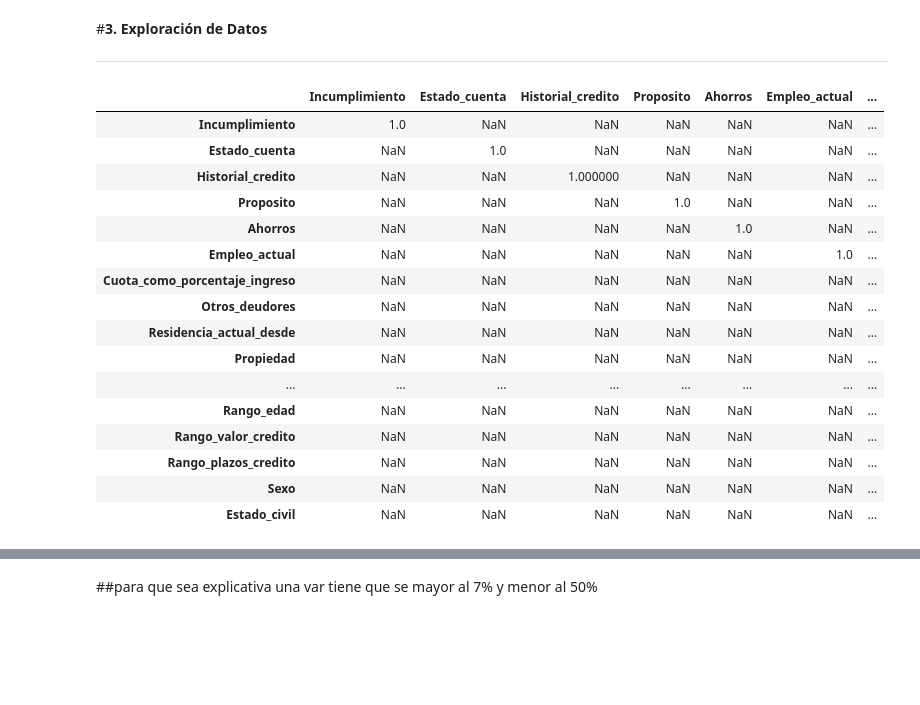
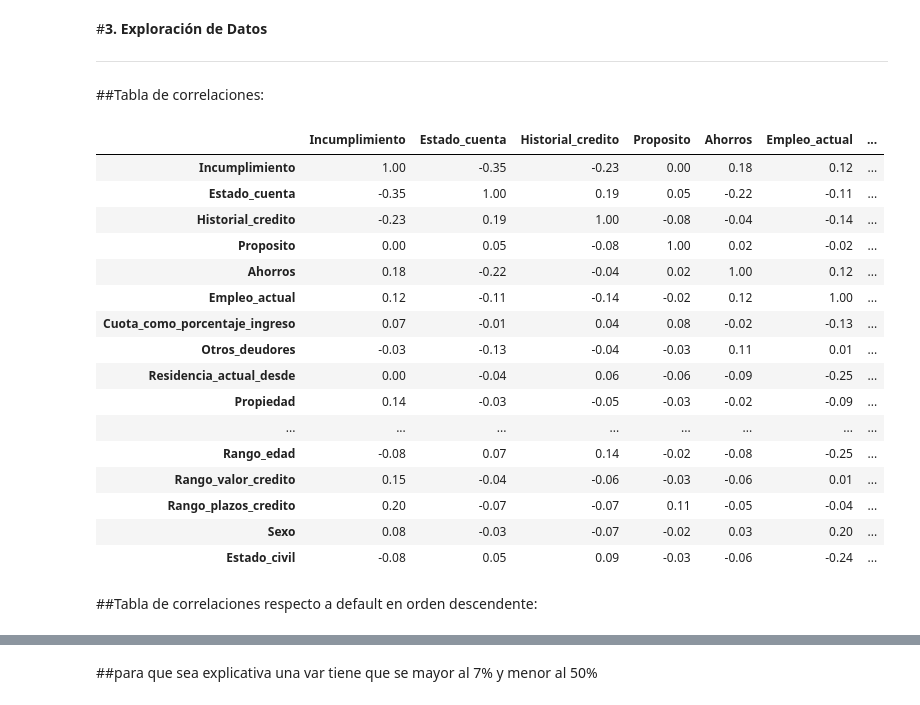
Before and after one commit to JulioLaz/credit_scoring_predict, a Jupyter notebook: Credit_Scoring_Prediction_final.ipynb, the cells around one changed output, grey strips where cells are left out. Saved outputs shown, nothing was run; the diff lists cells and outputs as text; code cells hidden in the pictures; blank space fills up the shorter version.

```diff
--- a/Credit_Scoring_Prediction_final.ipynb
+++ b/Credit_Scoring_Prediction_final.ipynb
@@ -29,19 +29,19 @@ La importancia de reducir el riesgo crediticio ha llevado a una institución fin
 # %%
 import pandas as pd
 import numpy as np
-pd.set_option('display.max_columns', None)
 import seaborn as sns
 import matplotlib.pyplot as plt
+import random
 import warnings
-warnings.filterwarnings("ignore")
-from sklearn.model_selection import train_test_split
+
+from sklearn.model_selection import train_test_split, GridSearchCV
 from sklearn.linear_model import LogisticRegression
 from sklearn.tree import DecisionTreeClassifier
 from sklearn.ensemble import RandomForestClassifier
 from sklearn.naive_bayes import GaussianNB
-from sklearn.metrics import accuracy_score, precision_score, recall_score, f1_score
-from sklearn.metrics import roc_auc_score, roc_curve
-global df_banco, resultados
+from sklearn.metrics import accuracy_score, precision_score, recall_score, f1_score, classification_report, confusion_matrix,roc_auc_score, roc_curve, auc
+from sklearn.svm import SVC
+warnings.filterwarnings("ignore")
 # %%
 from google.colab import drive
 drive.mount('/content/drive')
@@ -296,13 +271,9 @@ len(df_bank.columns)
 # %%
-# df=df_bank.copy()
 ### sexo: 0=varón  sexo: 1=mujer
 ### e_civil: 0=casado  e_civil: 1= soltero
 df_bank['Sexo'] = np.where(df_bank['Estado_personal_sexo'] == 2, 1, 0)  # sexo=0 cuando personal_status_sex=2 (mujer), y sexo=1 cuando personal_status_sex=1 o 3 o 4
 df_bank['Estado_civil'] = np.where(df_bank['Estado_personal_sexo'].isin([1, 2, 4]), 0, 1)  # estado_civil=1 cuando personal_status_sex=1, 2 o 4, y 0 cuando personal_status_sex=3
 df_bank.drop('Estado_personal_sexo',axis=1,inplace=True)
-
-#### columna credit_history:{'no se tomaron créditos/todos los créditos se pagaron debidamente': '1', 'todos los créditos en este banco se pagaron debidamente': '2', 'créditos existentes se pagaron debidamente hasta ahora': '3', 'retraso en el pago desactivado en el pasado': '4', 'cuenta crítica/otros créditos existentes (no en este banco)': '5'}
-df_bank['Historial_credito'] = df_bank['Historial_credito'].replace({2: 1, 3: 1, 4: 1, 5: 2})
 df_bank.head()
 # %% [output]
 |  | Incumplimiento | Estado_cuenta | Historial_credito | Proposito | Ahorros | Empleo_actual | ... |
@@ -609,28 +619,31 @@ for i in df_bank.columns:
 
 
 ---
+# %% [markdown]
+##Tabla de correlaciones:
 # %%
 correlacion=df_bank.corr()
-correlacion_mayor_al=correlacion[correlacion>.2]
-correlacion_mayor_al
+correlacion.round(2)
 # %% [output]
 |  | Incumplimiento | Estado_cuenta | Historial_credito | Proposito | Ahorros | Empleo_actual | ... |
-| Incumplimiento | 1.0 | NaN | NaN | NaN | NaN | NaN | ... |
-| Estado_cuenta | NaN | 1.0 | NaN | NaN | NaN | NaN | ... |
-| Historial_credito | NaN | NaN | 1.000000 | NaN | NaN | NaN | ... |
-| Proposito | NaN | NaN | NaN | 1.0 | NaN | NaN | ... |
-| Ahorros | NaN | NaN | NaN | NaN | 1.0 | NaN | ... |
-| Empleo_actual | NaN | NaN | NaN | NaN | NaN | 1.0 | ... |
-| Cuota_como_porcentaje_ingreso | NaN | NaN | NaN | NaN | NaN | NaN | ... |
-| Otros_deudores | NaN | NaN | NaN | NaN | NaN | NaN | ... |
-| Residencia_actual_desde | NaN | NaN | NaN | NaN | NaN | NaN | ... |
-| Propiedad | NaN | NaN | NaN | NaN | NaN | NaN | ... |
+| Incumplimiento | 1.00 | -0.35 | -0.23 | 0.00 | 0.18 | 0.12 | ... |
+| Estado_cuenta | -0.35 | 1.00 | 0.19 | 0.05 | -0.22 | -0.11 | ... |
+| Historial_credito | -0.23 | 0.19 | 1.00 | -0.08 | -0.04 | -0.14 | ... |
+| Proposito | 0.00 | 0.05 | -0.08 | 1.00 | 0.02 | -0.02 | ... |
+| Ahorros | 0.18 | -0.22 | -0.04 | 0.02 | 1.00 | 0.12 | ... |
+| Empleo_actual | 0.12 | -0.11 | -0.14 | -0.02 | 0.12 | 1.00 | ... |
+| Cuota_como_porcentaje_ingreso | 0.07 | -0.01 | 0.04 | 0.08 | -0.02 | -0.13 | ... |
+| Otros_deudores | -0.03 | -0.13 | -0.04 | -0.03 | 0.11 | 0.01 | ... |
+| Residencia_actual_desde | 0.00 | -0.04 | 0.06 | -0.06 | -0.09 | -0.25 | ... |
+| Propiedad | 0.14 | -0.03 | -0.05 | -0.03 | -0.02 | -0.09 | ... |
 | ... | ... | ... | ... | ... | ... | ... | ... |
-| Rango_edad | NaN | NaN | NaN | NaN | NaN | NaN | ... |
-| Rango_valor_credito | NaN | NaN | NaN | NaN | NaN | NaN | ... |
-| Rango_plazos_credito | NaN | NaN | NaN | NaN | NaN | NaN | ... |
-| Sexo | NaN | NaN | NaN | NaN | NaN | NaN | ... |
-| Estado_civil | NaN | NaN | NaN | NaN | NaN | NaN | ... |
+| Rango_edad | -0.08 | 0.07 | 0.14 | -0.02 | -0.08 | -0.25 | ... |
+| Rango_valor_credito | 0.15 | -0.04 | -0.06 | -0.03 | -0.06 | 0.01 | ... |
+| Rango_plazos_credito | 0.20 | -0.07 | -0.07 | 0.11 | -0.05 | -0.04 | ... |
+| Sexo | 0.08 | -0.03 | -0.07 | -0.02 | 0.03 | 0.20 | ... |
+| Estado_civil | -0.08 | 0.05 | 0.09 | -0.03 | -0.06 | -0.24 | ... |
+# %% [markdown]
+##Tabla de correlaciones respecto a default en orden descendente:
 # %%
 correlacion_mayor_target=abs(correlacion['Incumplimiento'])
 df_corr_all=correlacion_mayor_target.sort_values(ascending=False)
```
Also changed, not shown: parts of 144 cells of this notebook.
